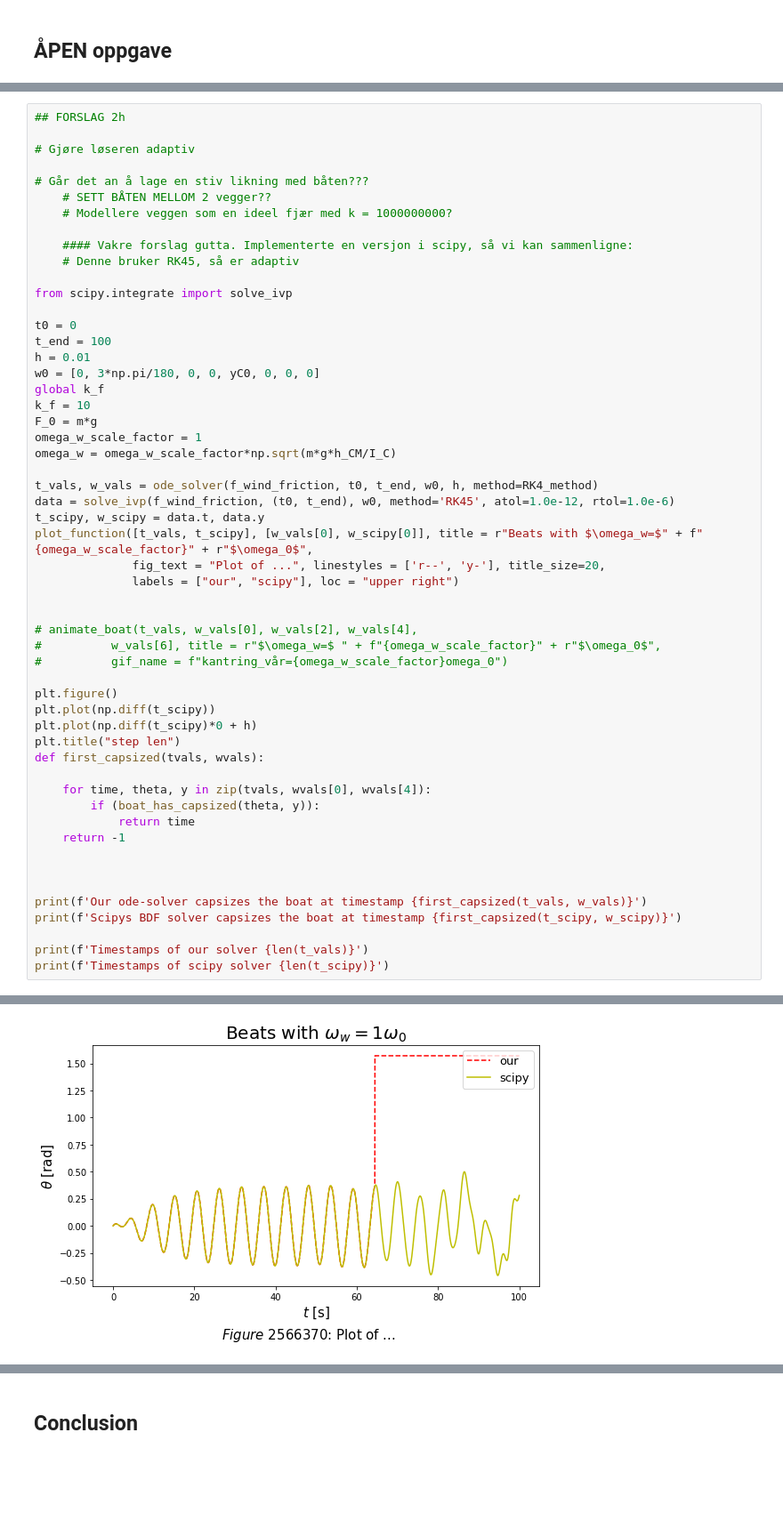
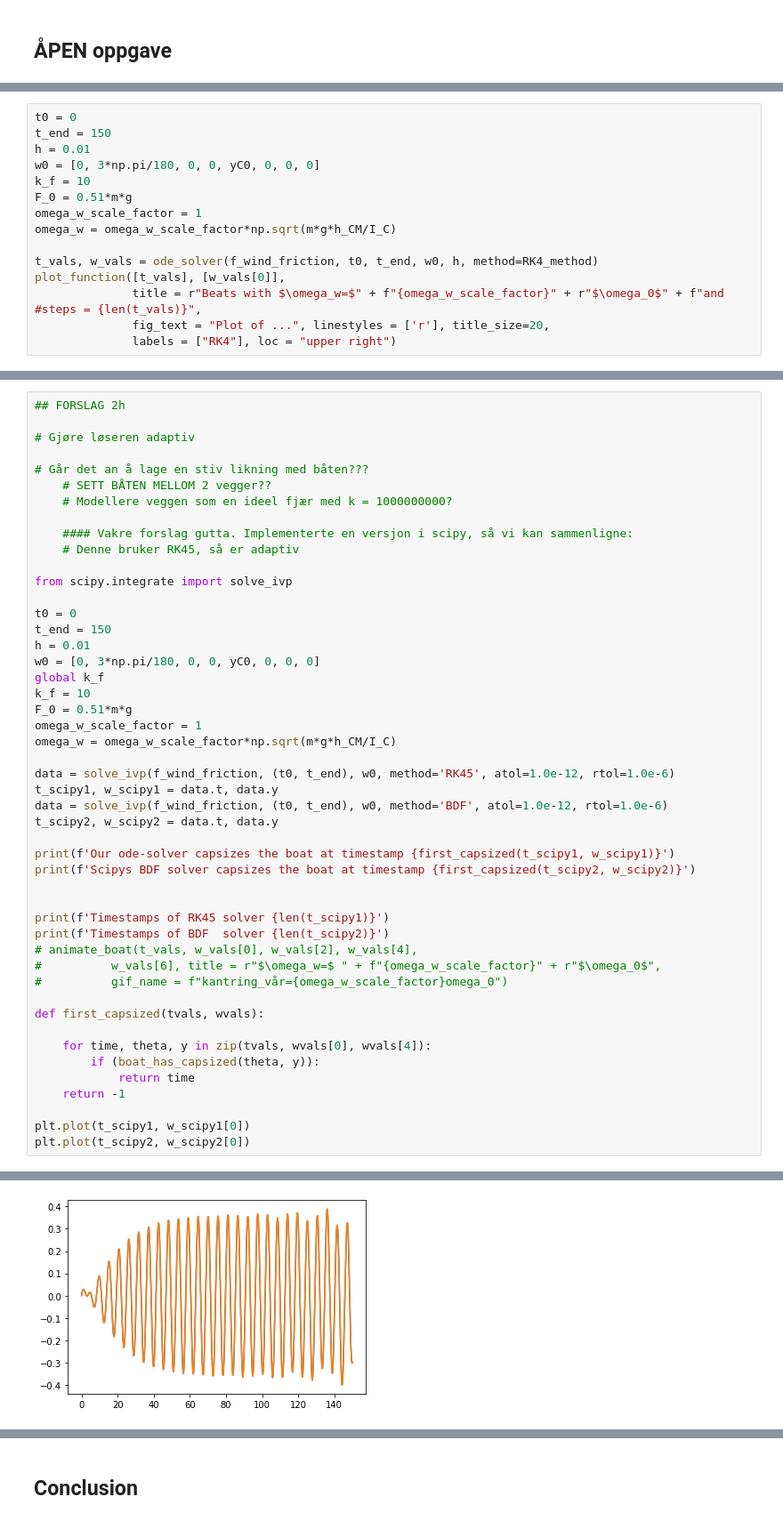
Before and after one commit to Trond01/TMA4320_prosjekt_2, a Jupyter notebook: prosjekt2.ipynb, the cells around one changed output, grey strips where cells are left out. Shown at 89% size. Drawn from its saved outputs; the diff is of its cells as text; blank space fills up the shorter version.

```diff
--- a/prosjekt2.ipynb
+++ b/prosjekt2.ipynb
@@ -1284,0 +1291,15 @@ plt.show()
+# %%
+t0 = 0
+t_end = 150
+h = 0.01
+w0 = [0, 3*np.pi/180, 0, 0, yC0, 0, 0, 0]
+k_f = 10
+F_0 = 0.51*m*g
+omega_w_scale_factor = 1
+omega_w = omega_w_scale_factor*np.sqrt(m*g*h_CM/I_C)
+
+t_vals, w_vals = ode_solver(f_wind_friction, t0, t_end, w0, h, method=RK4_method)
+plot_function([t_vals], [w_vals[0]],
+              title = r"Beats with $\omega_w=$" + f"{omega_w_scale_factor}" + r"$\omega_0$" + f"and #steps = {len(t_vals)}",
+              fig_text = "Plot of ...", linestyles = ['r'], title_size=20,
+              labels = ["RK4"], loc = "upper right")
@@ -1297,31 +1322,30 @@ plt.show()
 from scipy.integrate import solve_ivp
 
 t0 = 0
-t_end = 100
+t_end = 150
 h = 0.01
 w0 = [0, 3*np.pi/180, 0, 0, yC0, 0, 0, 0]
 global k_f
 k_f = 10
-F_0 = m*g
+F_0 = 0.51*m*g
 omega_w_scale_factor = 1
 omega_w = omega_w_scale_factor*np.sqrt(m*g*h_CM/I_C)
 
-t_vals, w_vals = ode_solver(f_wind_friction, t0, t_end, w0, h, method=RK4_method)
 data = solve_ivp(f_wind_friction, (t0, t_end), w0, method='RK45', atol=1.0e-12, rtol=1.0e-6)
-t_scipy, w_scipy = data.t, data.y
-plot_function([t_vals, t_scipy], [w_vals[0], w_scipy[0]], title = r"Beats with $\omega_w=$" + f"{omega_w_scale_factor}" + r"$\omega_0$",
-              fig_text = "Plot of ...", linestyles = ['r--', 'y-'], title_size=20,
-              labels = ["our", "scipy"], loc = "upper right")
+t_scipy1, w_scipy1 = data.t, data.y
+data = solve_ivp(f_wind_friction, (t0, t_end), w0, method='BDF', atol=1.0e-12, rtol=1.0e-6)
+t_scipy2, w_scipy2 = data.t, data.y
+
+print(f'Our ode-solver capsizes the boat at timestamp {first_capsized(t_scipy1, w_scipy1)}')
+print(f'Scipys BDF solver capsizes the boat at timestamp {first_capsized(t_scipy2, w_scipy2)}')
 
 
+print(f'Timestamps of RK45 solver {len(t_scipy1)}')
+print(f'Timestamps of BDF  solver {len(t_scipy2)}')
 # animate_boat(t_vals, w_vals[0], w_vals[2], w_vals[4],
 #          w_vals[6], title = r"$\omega_w=$ " + f"{omega_w_scale_factor}" + r"$\omega_0$",
 #          gif_name = f"kantring_vår={omega_w_scale_factor}omega_0")
 
-plt.figure()
-plt.plot(np.diff(t_scipy))
-plt.plot(np.diff(t_scipy)*0 + h)
-plt.title("step len")
 def first_capsized(tvals, wvals):
 
     for time, theta, y in zip(tvals, wvals[0], wvals[4]):
@@ -1329,11 +1353,6 @@ def first_capsized(tvals, wvals):
             return time
     return -1
 
-
-
-print(f'Our ode-solver capsizes the boat at timestamp {first_capsized(t_vals, w_vals)}')
-print(f'Scipys BDF solver capsizes the boat at timestamp {first_capsized(t_scipy, w_scipy)}')
-
-print(f'Timestamps of our solver {len(t_vals)}')
-print(f'Timestamps of scipy solver {len(t_scipy)}')
+plt.plot(t_scipy1, w_scipy1[0])
+plt.plot(t_scipy2, w_scipy2[0])
 # %% [output]
@@ -1340 +1364 @@ print(f'Timestamps of scipy solver {len(t_scipy)}')
-[figure, old version]
+[figure, new version]
```
Also changed, not shown: parts of 6 cells of this notebook.
